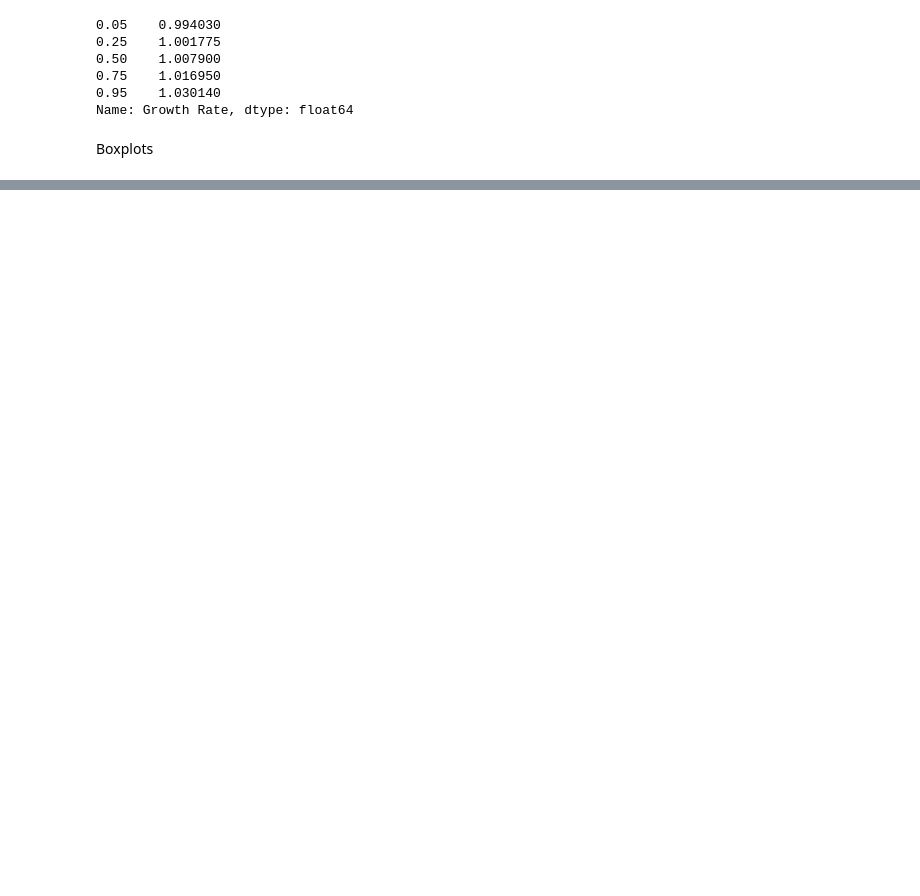
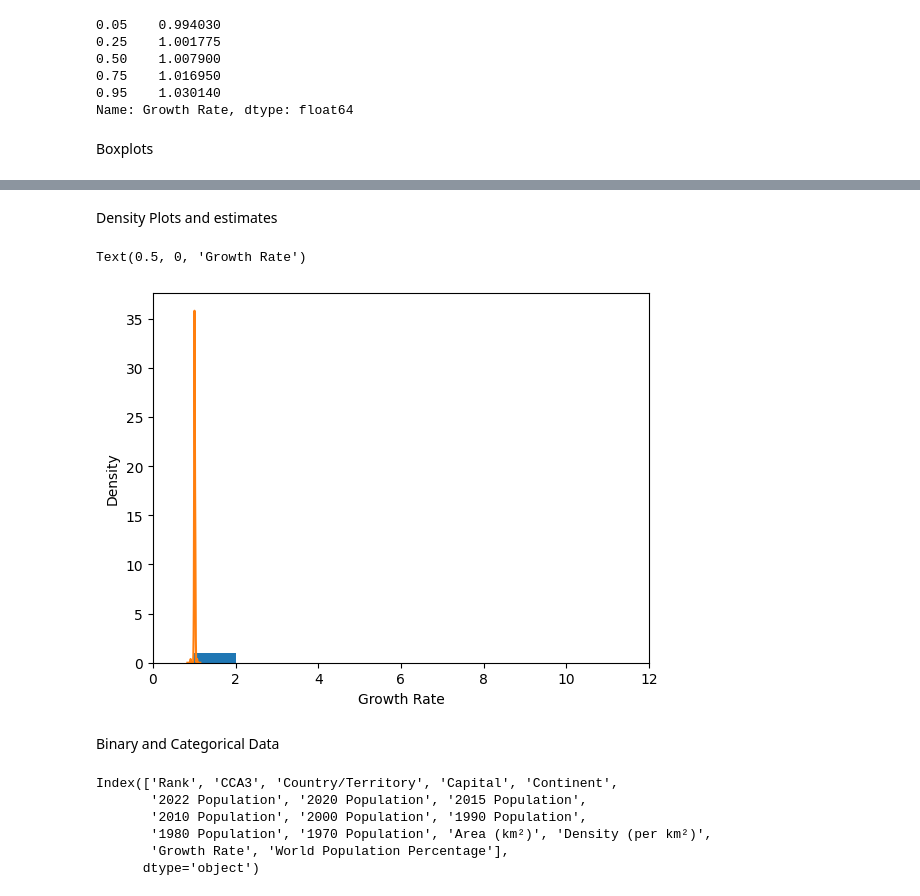
Before and after one commit to lucaspinheiro27/Python_statistics, a Jupyter notebook: Jupyter_notebooks/World_population.ipynb, the cells around one changed output, grey strips where cells are left out. Saved outputs shown, nothing was run; the diff lists cells and outputs as text; code cells hidden in the pictures; blank space fills up the shorter version.

```diff
--- a/Jupyter_notebooks/World_population.ipynb
+++ b/Jupyter_notebooks/World_population.ipynb
@@ -140,0 +166,20 @@ Text(0, 0.5, '2022 Population Distribution')
+# %% [markdown]
+Density Plots and estimates
+# %%
+ax = world_population['Growth Rate'].plot.hist(density=True, xlim=[0,12], bins=range(1, 12))
+world_population['Growth Rate'].plot.density(ax=ax)
+ax.set_xlabel('Growth Rate')
+# %% [output]
+Text(0.5, 0, 'Growth Rate')
+[figure, added]
+# %% [markdown]
+Binary and Categorical Data
+# %%
+world_population.columns
+# %% [output]
+Index(['Rank', 'CCA3', 'Country/Territory', 'Capital', 'Continent',
+       '2022 Population', '2020 Population', '2015 Population',
+       '2010 Population', '2000 Population', '1990 Population',
+       '1980 Population', '1970 Population', 'Area (km²)', 'Density (per km²)',
+       'Growth Rate', 'World Population Percentage'],
+      dtype='object')
```
Also changed, not shown: parts of 15 cells of this notebook.
